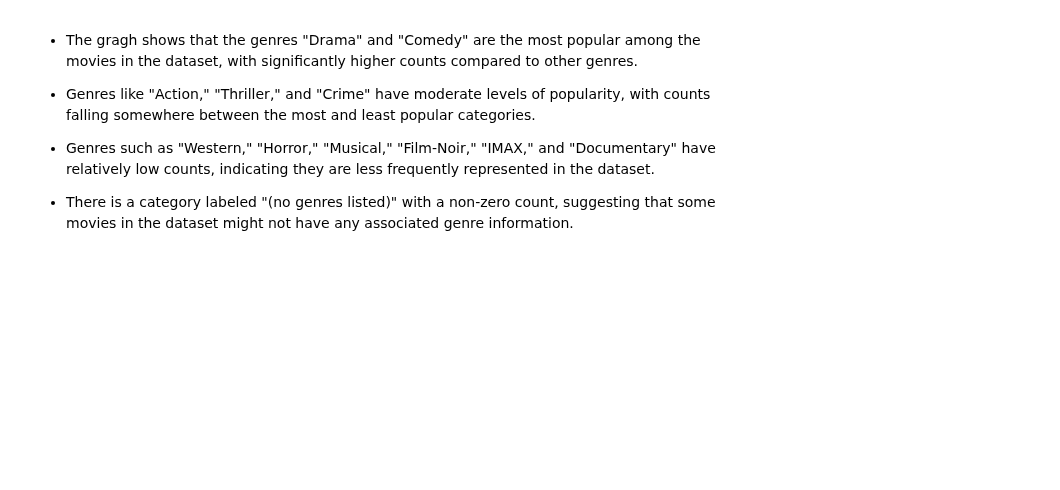
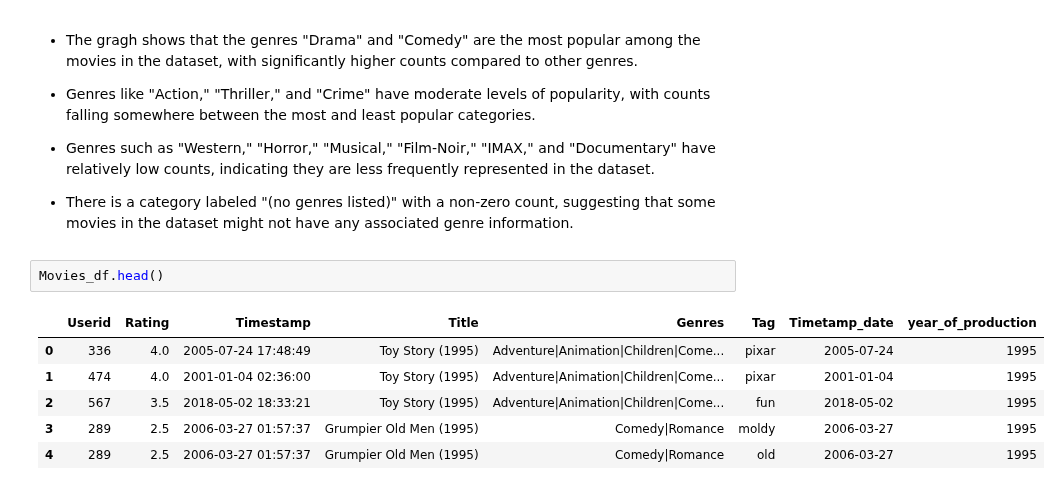
Before and after one commit to ruth-kitasi/Movielens-Recommendation-System, a Jupyter notebook: index.ipynb, the cells around one changed output. Saved outputs shown, nothing was run; the diff lists cells and outputs as text; blank space fills up the shorter version.

```diff
--- a/index.ipynb
+++ b/index.ipynb
@@ -708,3 +689,12 @@ plt.show()
 * Genres like "Action," "Thriller," and "Crime" have moderate levels of popularity, with counts falling somewhere between the most and least popular categories.
 * Genres such as "Western," "Horror," "Musical," "Film-Noir," "IMAX," and "Documentary" have relatively low counts, indicating they are less frequently represented in the dataset.
 * There is a category labeled "(no genres listed)" with a non-zero count, suggesting that some movies in the dataset might not have any associated genre information.
+# %%
+Movies_df.head()
+# %% [output]
+|  | Userid | Rating | Timestamp | Title | Genres | Tag | Timetamp_date | year_of_production |
+| 0 | 336 | 4.0 | 2005-07-24 17:48:49 | Toy Story (1995) | Adventure|Animation|Children|Come... | pixar | 2005-07-24 | 1995 |
+| 1 | 474 | 4.0 | 2001-01-04 02:36:00 | Toy Story (1995) | Adventure|Animation|Children|Come... | pixar | 2001-01-04 | 1995 |
+| 2 | 567 | 3.5 | 2018-05-02 18:33:21 | Toy Story (1995) | Adventure|Animation|Children|Come... | fun | 2018-05-02 | 1995 |
+| 3 | 289 | 2.5 | 2006-03-27 01:57:37 | Grumpier Old Men (1995) | Comedy|Romance | moldy | 2006-03-27 | 1995 |
+| 4 | 289 | 2.5 | 2006-03-27 01:57:37 | Grumpier Old Men (1995) | Comedy|Romance | old | 2006-03-27 | 1995 |
```
Also changed, not shown: parts of 22 cells of this notebook.
